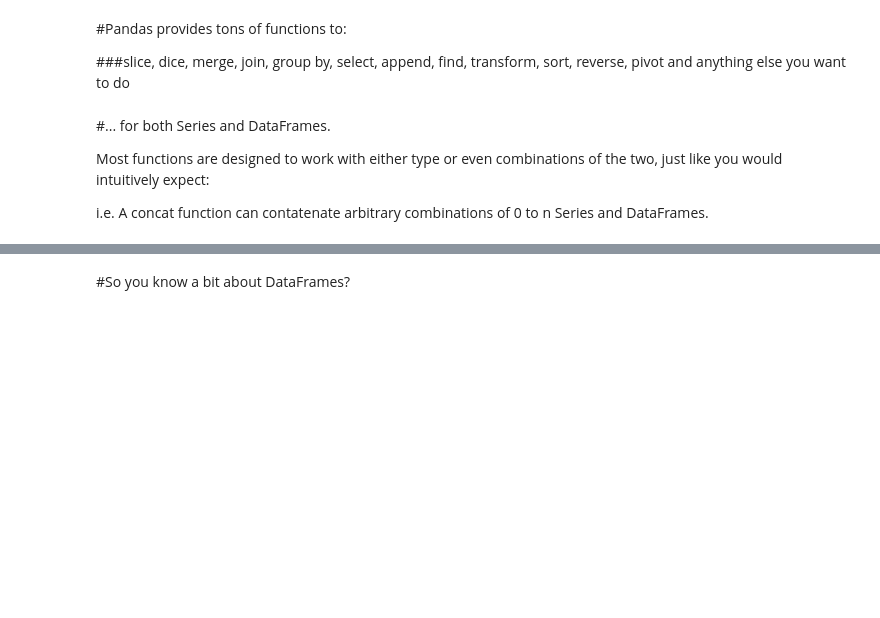
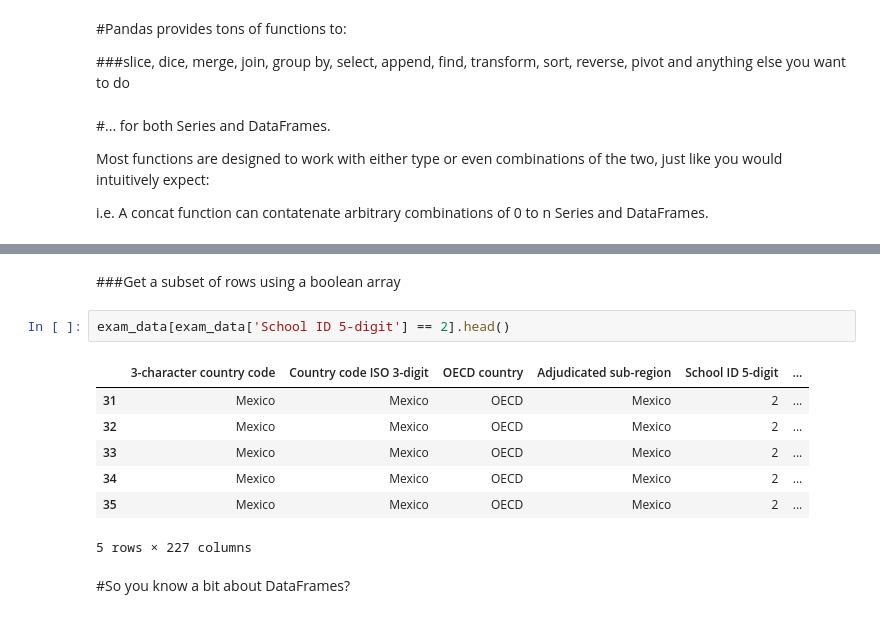
Before and after one commit to dsakagi/odsc-pisa, a Jupyter notebook: PISAMEX.ipynb, the cells around one changed output, grey strips where cells are left out. Cells and saved outputs as stored; diff of their text form; blank space fills up the shorter version.

Commit message:
Adds slides explaining how to access data with Pandas

```diff
--- a/PISAMEX.ipynb
+++ b/PISAMEX.ipynb
@@ -97,3 +121,15 @@ i.e. A concat function can contatenate arbitrary combinations of 0 to n Series a
+# %% [markdown]
+###Get a subset of rows using a boolean array
+# %%
+exam_data[exam_data['School ID 5-digit'] == 2].head()
+# %% [output]
+|  | 3-character country code | Country code ISO 3-digit | OECD country | Adjudicated sub-region | School ID 5-digit | ... |
+| 31 | Mexico | Mexico | OECD | Mexico | 2 | ... |
+| 32 | Mexico | Mexico | OECD | Mexico | 2 | ... |
+| 33 | Mexico | Mexico | OECD | Mexico | 2 | ... |
+| 34 | Mexico | Mexico | OECD | Mexico | 2 | ... |
+| 35 | Mexico | Mexico | OECD | Mexico | 2 | ... |
+5 rows × 227 columns
 # %% [markdown]
 #So you know a bit about DataFrames?
 # %%
```
Also changed, not shown: parts of 5 cells of this notebook.
